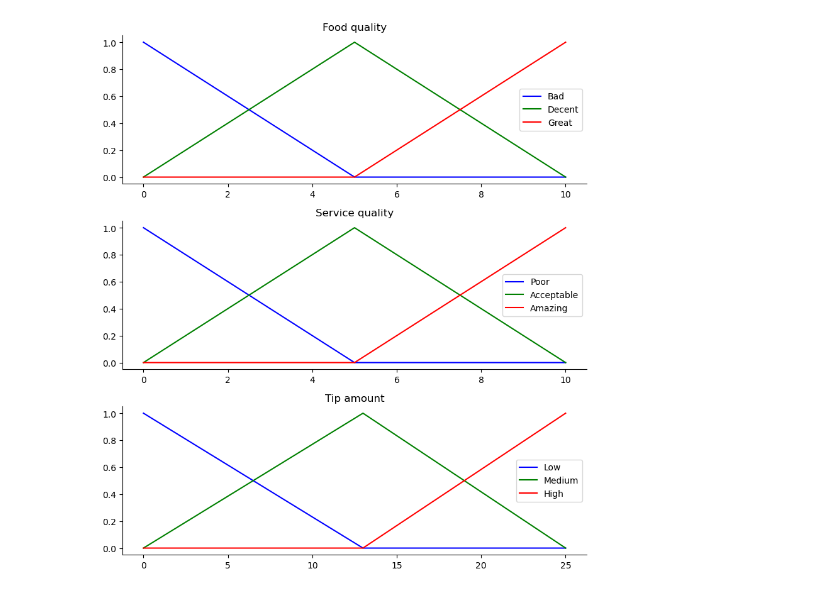
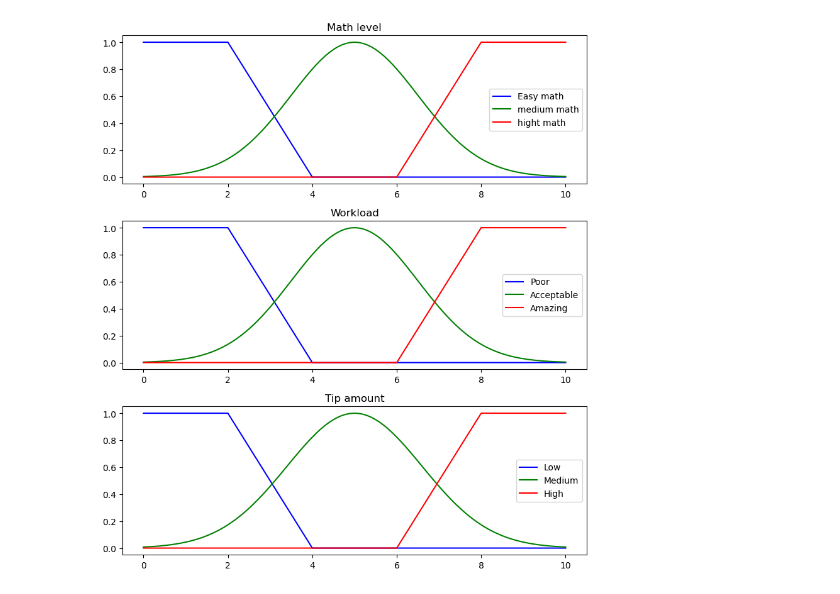
Before and after one commit to RyanWBiao/ComputationalIntelligence2025, a Jupyter notebook: FuzzySets/project2.ipynb, the cells around one changed output. Drawn from its saved outputs; the diff is of its cells as text; code cells hidden in the pictures.

```diff
--- a/FuzzySets/project2.ipynb
+++ b/FuzzySets/project2.ipynb
@@ -30,53 +57,54 @@ def gauss_mf(x, c, sigma):
 # %%
 
 
-#  quality and service on subjective ranges [0, 10]
-#  tip has a range of [0, 25] in units of percentage points
+#  Math_level and work_load on subjective ranges [0, 10]
+#  Difficulty has a range of [0, 10]
 
 domain_math_level = np.linspace(0, 10, 101)
-domain_work_load = np.linspace(0, 10, 101)
+domain_workload = np.linspace(0, 10, 101)
 domain_difficulty = np.linspace(0, 10, 101)
+
 
 # generate fuzzy membership functions on their corresponding domain.
 # These functions are represent by the points and the corresponding values at those points.
-qual_lo_func = fuzz.trimf(domain_quality, [0, 0, 5])
-qual_md_func = fuzz.trimf(domain_quality, [0, 5, 10])
-qual_hi_func = fuzz.trimf(domain_quality, [5, 10, 10])
-serv_lo_func = fuzz.trimf(domain_service, [0, 0, 5])
-serv_md_func = fuzz.trimf(domain_service, [0, 5, 10])
-serv_hi_func = fuzz.trimf(domain_service, [5, 10, 10])
-tip_lo_func = fuzz.trimf(domain_tip, [0, 0, 13])
-tip_md_func = fuzz.trimf(domain_tip, [0, 13, 25])
-tip_hi_func = fuzz.trimf(domain_tip, [13, 25, 25])
+# For simplicity and interpretability, the same membership function shapes were used for all linguistic variables defined on the same normalized domain.
+
+# math level
+math_lo_func = trapezoidal_membership_function(domain_math_level, 0, 0, 2, 4)
+math_md_func = gauss_membership_func(domain_math_level, 5, 1.5)
+math_hi_func = trapezoidal_membership_function(domain_math_level, 6, 8, 10, 10)
+
+# workload
+workload_lo_func = trapezoidal_membership_function(domain_workload, 0, 0, 2, 4)
+workload_md_func = gauss_membership_func(domain_workload, 5, 1.5)
+workload_hi_func = trapezoidal_membership_function(domain_workload, 6, 8, 10, 10)
+
+# course difficulty (output)
+difficulty_lo_func = trapezoidal_membership_function(domain_difficulty, 0, 0, 2, 4)
+difficulty_md_func = gauss_membership_func(domain_difficulty, 5, 1.6)
+difficulty_hi_func = trapezoidal_membership_function(domain_difficulty, 6, 8, 10, 10)
 
 # visualize these universes and membership functions
 fig, (ax0, ax1, ax2) = plt.subplots(nrows=3, figsize=(8, 9)) # nrows=3 → creates 3 rows of plots (3 charts stacked vertically)
 
-ax0.plot(domain_quality, qual_lo_func, 'b', linewidth=1.5, label='Bad')
-ax0.plot(domain_quality, qual_md_func, 'g', linewidth=1.5, label='Decent')
-ax0.plot(domain_quality, qual_hi_func, 'r', linewidth=1.5, label='Great')
-ax0.set_title('Food quality')
+ax0.plot(domain_math_level, math_lo_func, 'b', linewidth=1.5, label='Easy math')
+ax0.plot(domain_workload, math_md_func, 'g', linewidth=1.5, label='medium math')
+ax0.plot(domain_difficulty, math_hi_func, 'r', linewidth=1.5, label='hight math')
+ax0.set_title('Math level')
 ax0.legend()
 
-ax1.plot(domain_service, serv_lo_func, 'b', linewidth=1.5, label='Poor')
-ax1.plot(domain_service, serv_md_func, 'g', linewidth=1.5, label='Acceptable')
-ax1.plot(domain_service, serv_hi_func, 'r', linewidth=1.5, label='Amazing')
-ax1.set_title('Service quality')
+ax1.plot(domain_workload, workload_lo_func, 'b', linewidth=1.5, label='Poor')
+ax1.plot(domain_workload, workload_md_func, 'g', linewidth=1.5, label='Acceptable')
+ax1.plot(domain_workload, workload_hi_func, 'r', linewidth=1.5, label='Amazing')
+ax1.set_title('Workload')
 ax1.legend()
 
-ax2.plot(domain_tip, tip_lo_func, 'b', linewidth=1.5, label='Low')
-ax2.plot(domain_tip, tip_md_func, 'g', linewidth=1.5, label='Medium')
-ax2.plot(domain_tip, tip_hi_func, 'r', linewidth=1.5, label='High')
+ax2.plot(domain_difficulty, difficulty_lo_func, 'b', linewidth=1.5, label='Low')
+ax2.plot(domain_difficulty, difficulty_md_func, 'g', linewidth=1.5, label='Medium')
+ax2.plot(domain_difficulty, difficulty_hi_func, 'r', linewidth=1.5, label='High')
 ax2.set_title('Tip amount')
 ax2.legend()
 
-# turn off top/right axes
-for ax in (ax0, ax1, ax2):
-    ax.spines['top'].set_visible(False)
-    ax.spines['right'].set_visible(False)
-    ax.get_xaxis().tick_bottom()
-    ax.get_yaxis().tick_left()
-
 plt.tight_layout()
 # %% [output]
-[figure, old version]
+[figure, new version]
```
Also changed, not shown: parts of 10 cells of this notebook.
